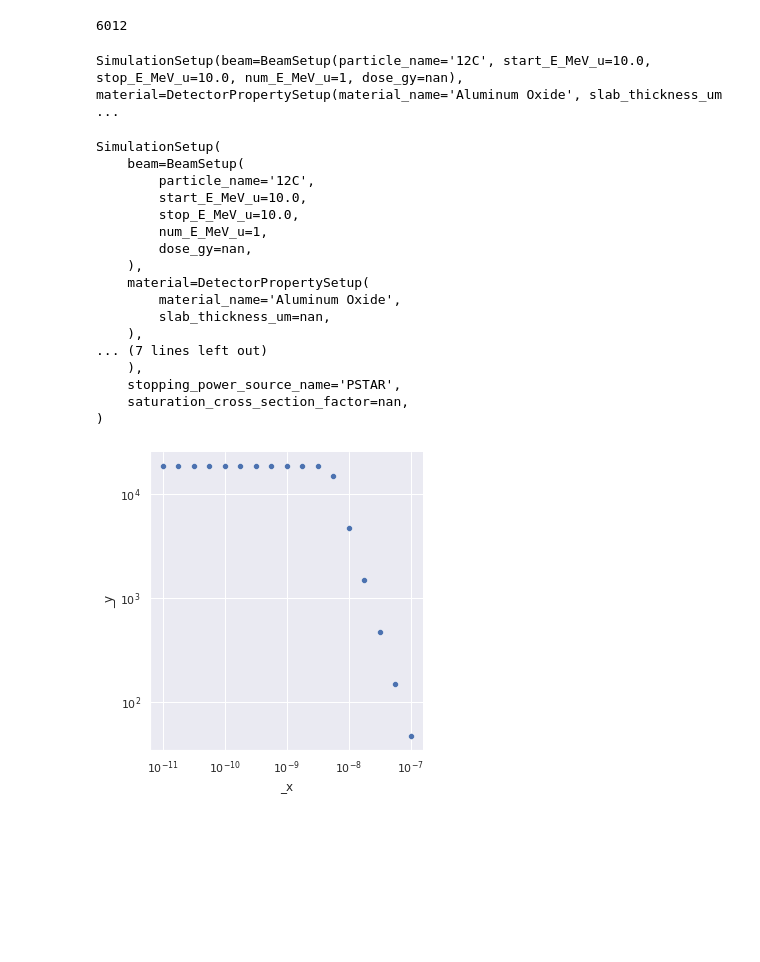
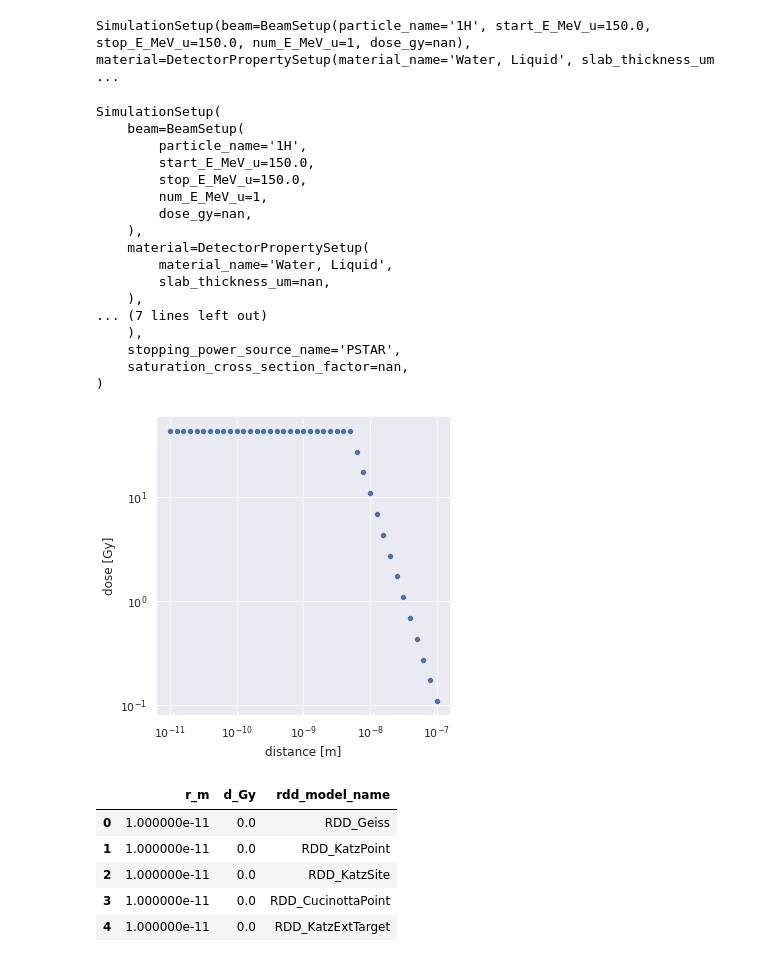
Before and after one commit to grzanka/libamtrack3d_dosimetry, a Jupyter notebook: rdd.ipynb, the cells around one changed output. Drawn from its saved outputs; the diff is of its cells as text; code cells hidden in the pictures; blank space fills up the shorter version.

```diff
--- a/rdd.ipynb
+++ b/rdd.ipynb
@@ -35,9 +37,9 @@ from printing import pretty_print
 # create an array of values to be used for horizontal axis of RDD vs radius plot
 # this is distance from ion track in meters
 
-points_per_decade = 4
-start_at_exponent=-11
-stop_at_exponent=-7
+points_per_decade = 10
+start_at_exponent = -11
+stop_at_exponent = -7
 
 no_of_decades = stop_at_exponent-start_at_exponent
 no_of_samples = no_of_decades * points_per_decade + 1
@@ -46,11 +48,15 @@ r_m = np.logspace(start=start_at_exponent, stop=stop_at_exponent, num=no_of_samp
 # %%
 simulation_setup = SimulationSetup()
 
-simulation_setup.beam.particle_name = "12C"
-#simulation_setup.material.material_name = "Water, Liquid"
+# all necessary parameters
+a0_nm = 5
+E_MeV_u = 150.
+simulation_setup.beam.particle_name = "1H"
+simulation_setup.material.material_name = "Water, Liquid"
+simulation_setup.tst_model.rdd_model_name = "RDD_Geiss"
 
 # we will calculate RDD just for a single energy value
-simulation_setup.beam.start_E_MeV_u = 10.
+simulation_setup.beam.start_E_MeV_u = E_MeV_u
 simulation_setup.beam.stop_E_MeV_u = simulation_setup.beam.start_E_MeV_u
 simulation_setup.beam.num_E_MeV_u = 1
 
@@ -58,7 +64,7 @@ simulation_setup.beam.num_E_MeV_u = 1
 # instead of leaving default values, we set those items to `nan` (not-a-number) or to `None`
 
 # just a single value of a0 parameter, note that final `,` is needed in python to define a single-element tuple
-simulation_setup.tst_model.a0_nm = (5,)
+simulation_setup.tst_model.a0_nm = (a0_nm,)
 
 # model of response to reference radiation (gamma) is not needed for RDD calculations
 simulation_setup.gamma_response_model = None
@@ -69,27 +75,23 @@ simulation_setup.beam.dose_gy = float('nan')
 # there is no need to specify slab thickness and saturation cross-section for RDD calculation
 simulation_setup.material.slab_thickness_um = float('nan')
 simulation_setup.saturation_cross_section_factor = float('nan')
+
+simulation_setup
+# %% [output]
+SimulationSetup(beam=BeamSetup(particle_name='1H', start_E_MeV_u=150.0, stop_E_MeV_u=150.0, num_E_MeV_u=1, dose_gy=nan), material=DetectorPropertySetup(material_name='Water, Liquid', slab_thickness_um ...
-# %%
-simulation_setup.beam.particle_code
-# %% [output]
-6012
-# %%
-simulation_setup
-# %% [output]
-SimulationSetup(beam=BeamSetup(particle_name='12C', start_E_MeV_u=10.0, stop_E_MeV_u=10.0, num_E_MeV_u=1, dose_gy=nan), material=DetectorPropertySetup(material_name='Aluminum Oxide', slab_thickness_um ...
 # %%
 pretty_print(simulation_setup)
 # %% [output]
 SimulationSetup(
     beam=BeamSetup(
-        particle_name='12C',
-        start_E_MeV_u=10.0,
-        stop_E_MeV_u=10.0,
+        particle_name='1H',
+        start_E_MeV_u=150.0,
+        stop_E_MeV_u=150.0,
         num_E_MeV_u=1,
         dose_gy=nan,
     ),
     material=DetectorPropertySetup(
-        material_name='Aluminum Oxide',
+        material_name='Water, Liquid',
         slab_thickness_um=nan,
     ),
 ... (7 lines left out)
@@ -98,10 +100,28 @@ SimulationSetup(
     saturation_cross_section_factor=nan,
 )
 # %%
-d_Gy = rdd_dose_Gy(x_m=r_m, sim_setup=simulation_setup)
+d_Gy = rdd_dose_Gy(r_m=r_m, sim_setup=simulation_setup)
 # %%
 g = sns.relplot(x=r_m, y=d_Gy)
 g.set(xscale='log');
 g.set(yscale='log');
+g.set(xlabel='distance [m]');
+g.set(ylabel='dose [Gy]');
 # %% [output]
-[figure, old version]
+[figure, new version]
+# %%
+# iterating through dictionary is equivalent to R expand.grid
+data_dict = {
+    'r_m': r_m,
+    'd_Gy': (0.,),
+    'rdd_model_name': ('RDD_Geiss', 'RDD_KatzPoint', 'RDD_KatzSite', 'RDD_CucinottaPoint', 'RDD_KatzExtTarget')
+}
+df = pd.DataFrame.from_records(data=itertools.product(*data_dict.values()), columns=data_dict.keys())
+df.head()
+# %% [output]
+|  | r_m | d_Gy | rdd_model_name |
+| 0 | 1.000000e-11 | 0.0 | RDD_Geiss |
+| 1 | 1.000000e-11 | 0.0 | RDD_KatzPoint |
+| 2 | 1.000000e-11 | 0.0 | RDD_KatzSite |
+| 3 | 1.000000e-11 | 0.0 | RDD_CucinottaPoint |
+| 4 | 1.000000e-11 | 0.0 | RDD_KatzExtTarget |
```
Also changed, not shown: parts of 6 cells of this notebook, 1 other file.
